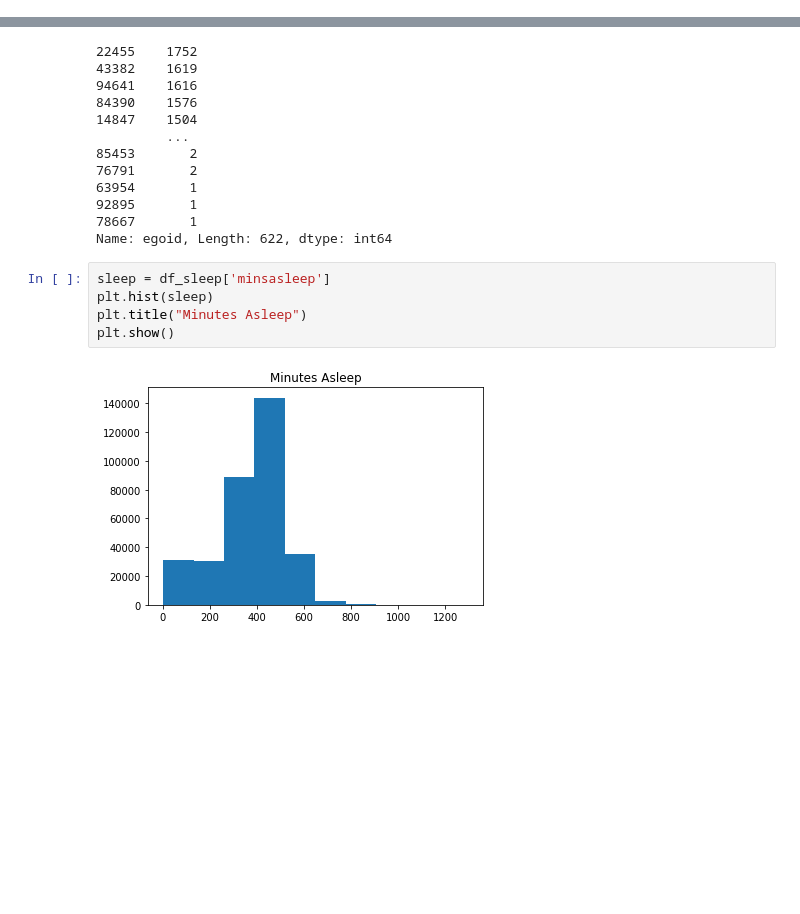
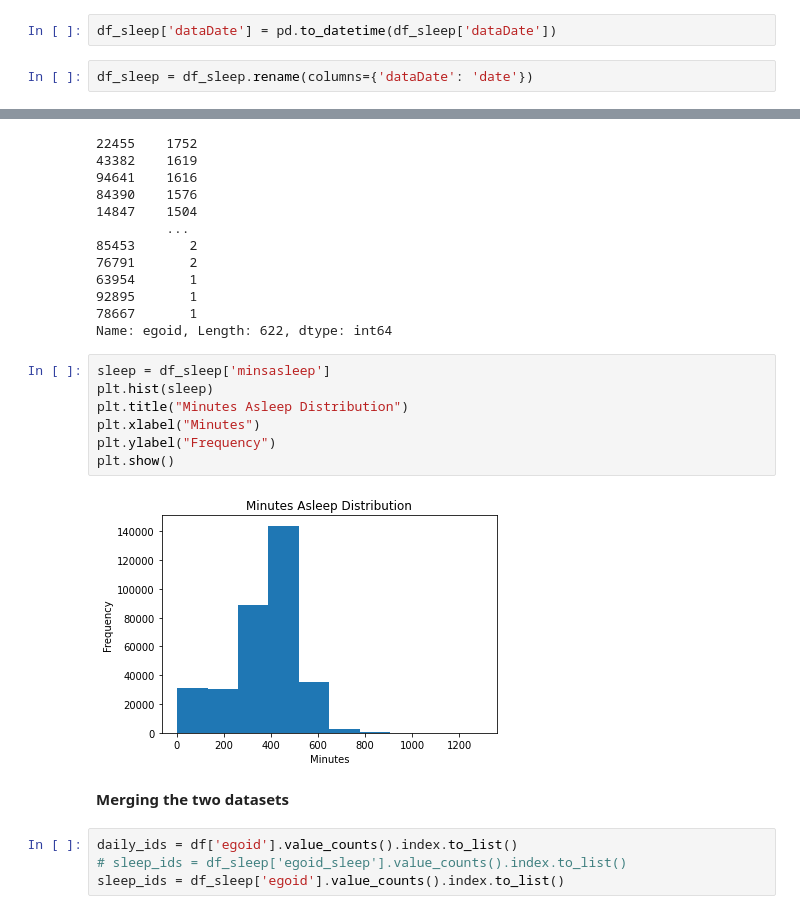
Before and after one commit to melaniaczobit/Major-Research-Project, a Jupyter notebook: MRP.ipynb, the cells around one changed output, grey strips where cells are left out. Drawn from its saved outputs; the diff is of its cells as text; blank space fills up the shorter version.

Commit message:
data cleaning and analysis

```diff
--- a/MRP.ipynb
+++ b/MRP.ipynb
@@ -226,3 +237,7 @@ df_sleep.head()
+# %%
+df_sleep['dataDate'] = pd.to_datetime(df_sleep['dataDate'])
+# %%
+df_sleep = df_sleep.rename(columns={'dataDate': 'date'})
 # %%
 df_sleep.info()
 # %% [output]
@@ -297,7 +315,15 @@ Name: egoid, Length: 622, dtype: int64
 # %%
 sleep = df_sleep['minsasleep']
 plt.hist(sleep)
-plt.title("Minutes Asleep")
+plt.title("Minutes Asleep Distribution")
+plt.xlabel("Minutes")
+plt.ylabel("Frequency")
 plt.show()
 # %% [output]
-[figure, old version]
+[figure, new version]
+# %% [markdown]
+**Merging the two datasets**
+# %%
+daily_ids = df['egoid'].value_counts().index.to_list()
+# sleep_ids = df_sleep['egoid_sleep'].value_counts().index.to_list()
+sleep_ids = df_sleep['egoid'].value_counts().index.to_list()
```
Also changed, not shown: parts of 18 cells of this notebook.
